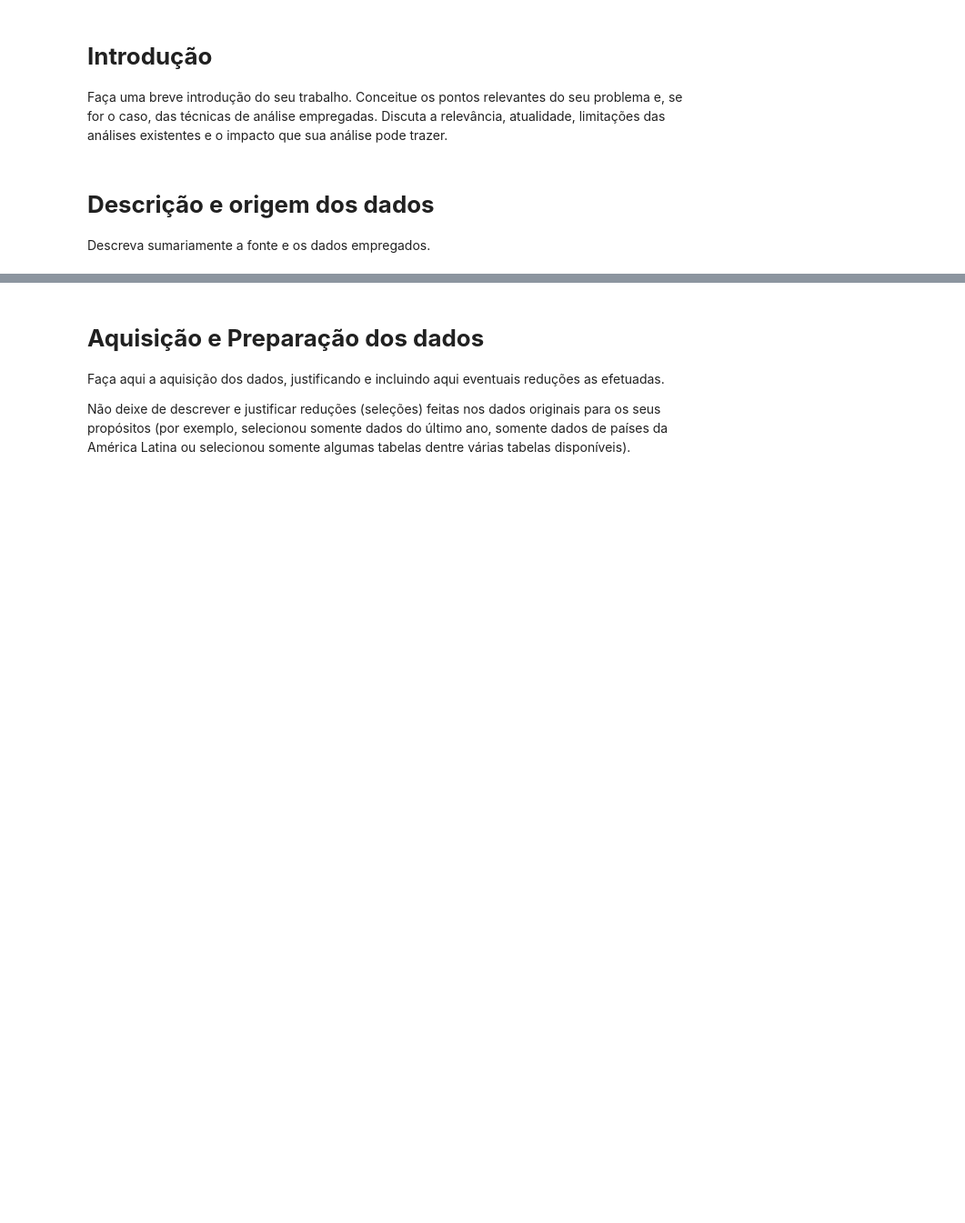
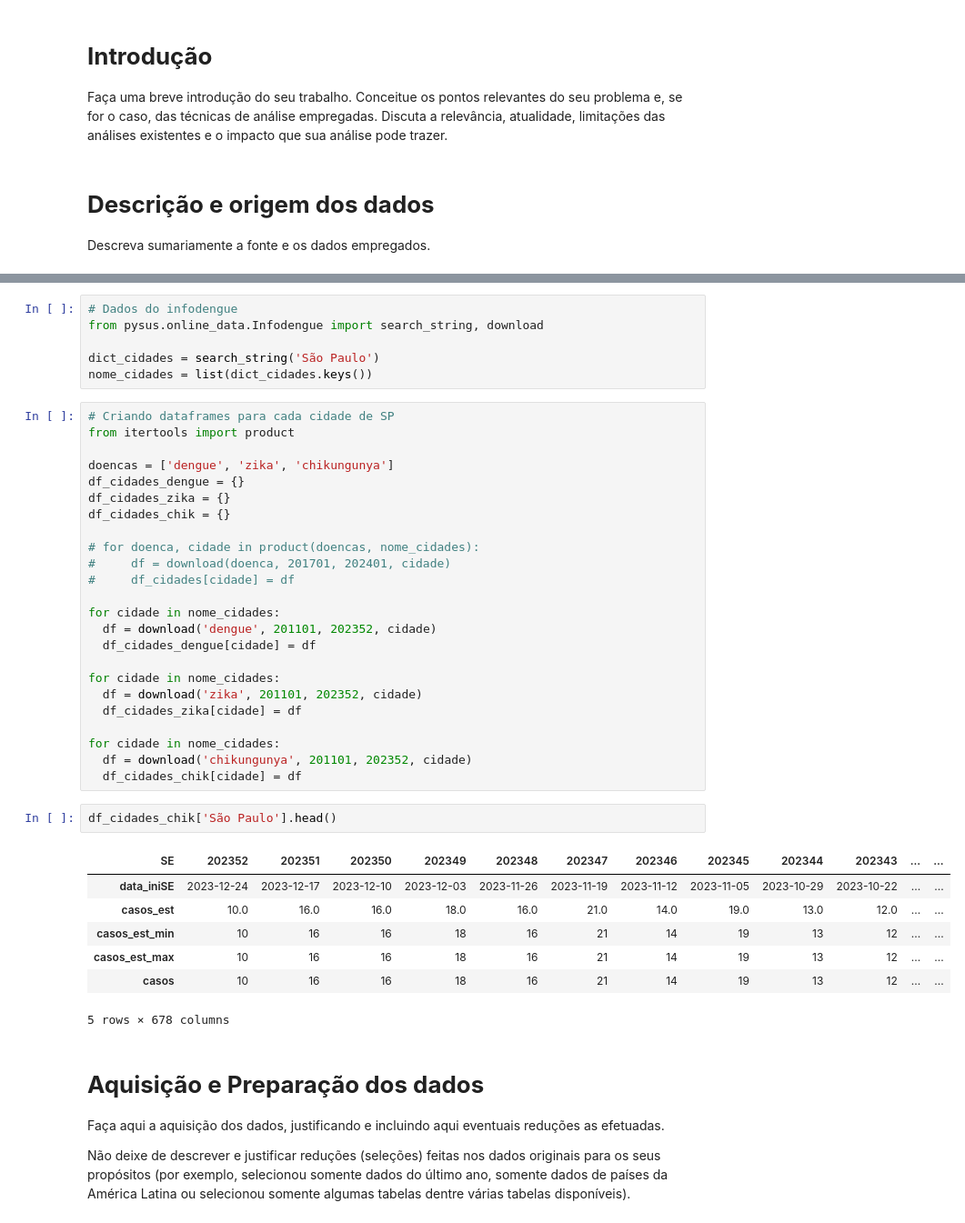
Before and after one commit to cesarfkb/trabalho-CD-semestral, a Jupyter notebook: Projeto_S1_CD.ipynb, the cells around one changed output, grey strips where cells are left out. Shown: that part at 91% size. Drawn from its saved outputs; the diff is of its cells as text; blank space fills up the shorter version.

```diff
--- a/Projeto_S1_CD.ipynb
+++ b/Projeto_S1_CD.ipynb
@@ -29,3 +151,43 @@ Descreva sumariamente a fonte e os dados empregados.
+# %%
+# Dados do infodengue
+from pysus.online_data.Infodengue import search_string, download
+
+dict_cidades = search_string('São Paulo')
+nome_cidades = list(dict_cidades.keys())
+# %%
+# Criando dataframes para cada cidade de SP
+from itertools import product
+
+doencas = ['dengue', 'zika', 'chikungunya']
+df_cidades_dengue = {}
+df_cidades_zika = {}
+df_cidades_chik = {}
+
+# for doenca, cidade in product(doencas, nome_cidades):
+#     df = download(doenca, 201701, 202401, cidade)
+#     df_cidades[cidade] = df
+
+for cidade in nome_cidades:
+  df = download('dengue', 201101, 202352, cidade)
+  df_cidades_dengue[cidade] = df
+
+for cidade in nome_cidades:
+  df = download('zika', 201101, 202352, cidade)
+  df_cidades_zika[cidade] = df
+
+for cidade in nome_cidades:
+  df = download('chikungunya', 201101, 202352, cidade)
+  df_cidades_chik[cidade] = df
+# %%
+df_cidades_chik['São Paulo'].head()
+# %% [output]
+| SE | 202352 | 202351 | 202350 | 202349 | 202348 | 202347 | 202346 | 202345 | 202344 | 202343 | ... | ... |
+| data_iniSE | 2023-12-24 | 2023-12-17 | 2023-12-10 | 2023-12-03 | 2023-11-26 | 2023-11-19 | 2023-11-12 | 2023-11-05 | 2023-10-29 | 2023-10-22 | ... | ... |
+| casos_est | 10.0 | 16.0 | 16.0 | 18.0 | 16.0 | 21.0 | 14.0 | 19.0 | 13.0 | 12.0 | ... | ... |
+| casos_est_min | 10 | 16 | 16 | 18 | 16 | 21 | 14 | 19 | 13 | 12 | ... | ... |
+| casos_est_max | 10 | 16 | 16 | 18 | 16 | 21 | 14 | 19 | 13 | 12 | ... | ... |
+| casos | 10 | 16 | 16 | 18 | 16 | 21 | 14 | 19 | 13 | 12 | ... | ... |
+5 rows × 678 columns
 # %% [markdown]
 # **Aquisição e Preparação dos dados**
 
```
Also changed, not shown: parts of 28 cells of this notebook.
